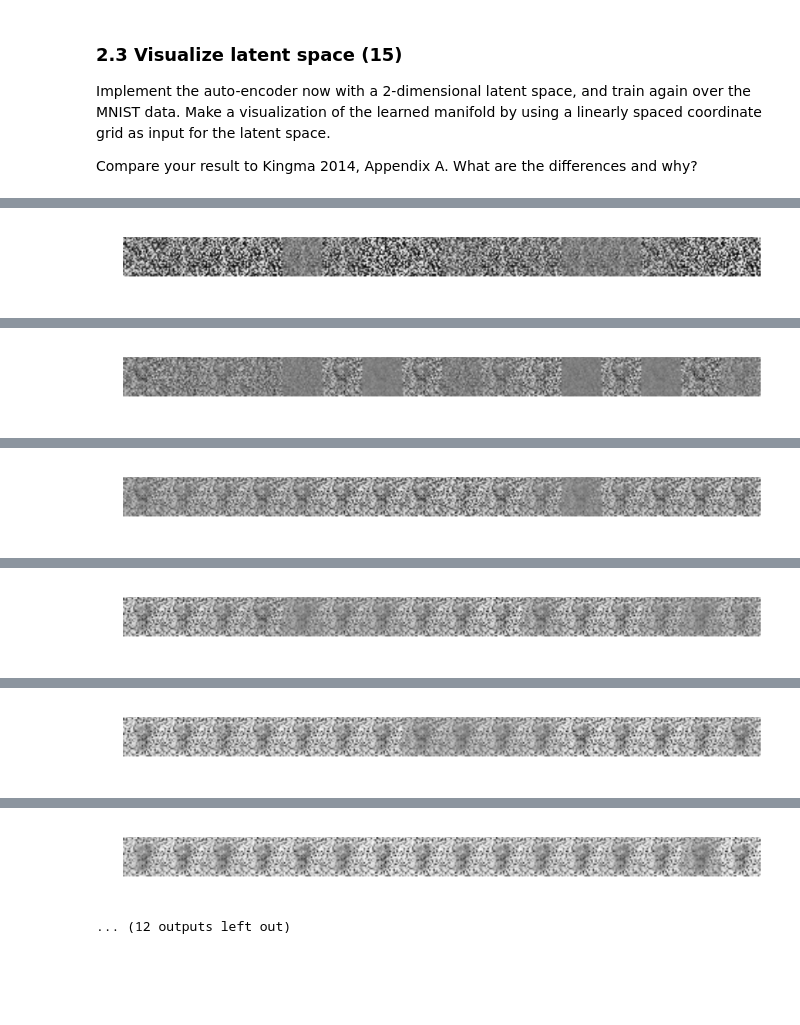
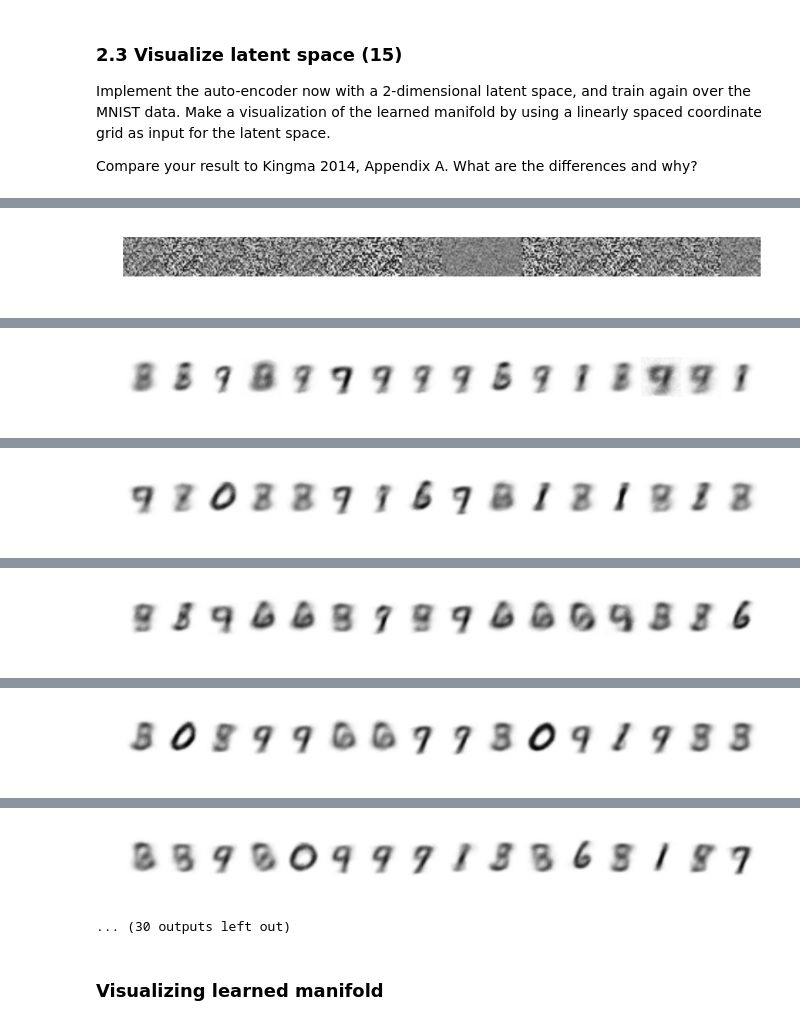
Before and after one commit to danakianfar/machine_learning_2_labs, a Jupyter notebook: lab3/Lab3.ipynb, the cells around one changed output, grey strips where cells are left out. Saved outputs shown, nothing was run; the diff lists cells and outputs as text; code cells hidden in the pictures; blank space fills up the shorter version.

Commit message:
VAE visualization

```diff
--- a/lab3/Lab3.ipynb
+++ b/lab3/Lab3.ipynb
@@ -324,6 +324,8 @@ Z_dim = 100
 h_dim = 128
 ## Learning rate
 lr = 1e-2
+## l2 penalty
+l2 = 1e-5
 
 ## Helper functions.
 def mnist_mb(mb_size):
@@ -366,9 +368,9 @@ def P(z):
 
 ## Gather parameters and set solver
 params = [Wxh, bxh, Whz_mu, bhz_mu, Whz_var, bhz_var, Wzh, bzh, Whx, bhx]
-solver = torch.optim.Adagrad(params, lr=lr)
+solver = torch.optim.Adam(params, lr=lr, weight_decay=l2)
 
-def run(num_iter):
+def run(num_iter, print_every=200):
     loss_list = []
 
     for iter in range(num_iter):
@@ -398,11 +400,11 @@ def run(num_iter):
         for p in params:
             p.grad.data.zero_()
 
-        if iter > 1 and (np.abs(loss_list[-1]) - np.abs(loss_list[-2]) / mb_size)  < 1e-3:
+        if iter > 1 and (np.abs(loss_list[-1]) - np.abs(loss_list[-2]) / float(mb_size))  < 1e-3:
             print('Stopping criterion reached with loss %.4f' % loss_list[-1])
             return loss_list
 
-        if iter % 200 == 0:
+        if iter % print_every == 0:
             print("Iteration %d \t Loss: %f" % (iter, loss_list[-1]))
 
             # Sample images
@@ -447,9 +459,13 @@ mb_size = 128
 ## Code dimensionality
 Z_dim = 2
 ## Hidden layer size
-h_dim = 20
+h_dim = 128
 ## Learning rate
 lr = 1e-3
+## l-2 weight decay
+l2 = 1e-5
+## number of training iterations
+num_iters = 20000
 
 ## Initialize encoder graph
 Wxh = init_weight(size=[X_dim, h_dim])
@@ -467,9 +483,9 @@ bhx = Variable(torch.zeros(X_dim), requires_grad=True)
 
 ## Gather parameters and set solver
 params = [Wxh, bxh, Whz_mu, bhz_mu, Whz_var, bhz_var, Wzh, bzh, Whx, bhx]
-solver = torch.optim.Adagrad(params, lr=lr)
+solver = torch.optim.Adam(params, lr=lr, weight_decay=l2)
 
-loss_list = run(5000)
+loss_list = run(num_iters, print_every=1000)
 
 # Plot loss
 plt.plot(range(len(loss_list)), loss_list)
@@ -480 +496 @@ Iteration 0      Loss: 824.976807
-[figure, old version]
+[figure, new version]
@@ -482 +498 @@ Iteration 200    Loss: 525.254272
-[figure, old version]
+[figure, new version]
@@ -484 +500 @@ Iteration 400    Loss: 487.284149
-[figure, old version]
+[figure, new version]
@@ -486 +502 @@ Iteration 600    Loss: 454.655334
-[figure, old version]
+[figure, new version]
@@ -488 +504 @@ Iteration 800    Loss: 430.514465
-[figure, old version]
+[figure, new version]
@@ -490,3 +506,5 @@ Iteration 1000   Loss: 403.444916
-[figure, old version]
+[figure, new version]
-... (12 outputs left out)
+... (30 outputs left out)
+# %% [markdown]
+### Visualizing learned manifold
 # %%
```
Also changed, not shown: parts of 3 cells of this notebook.
